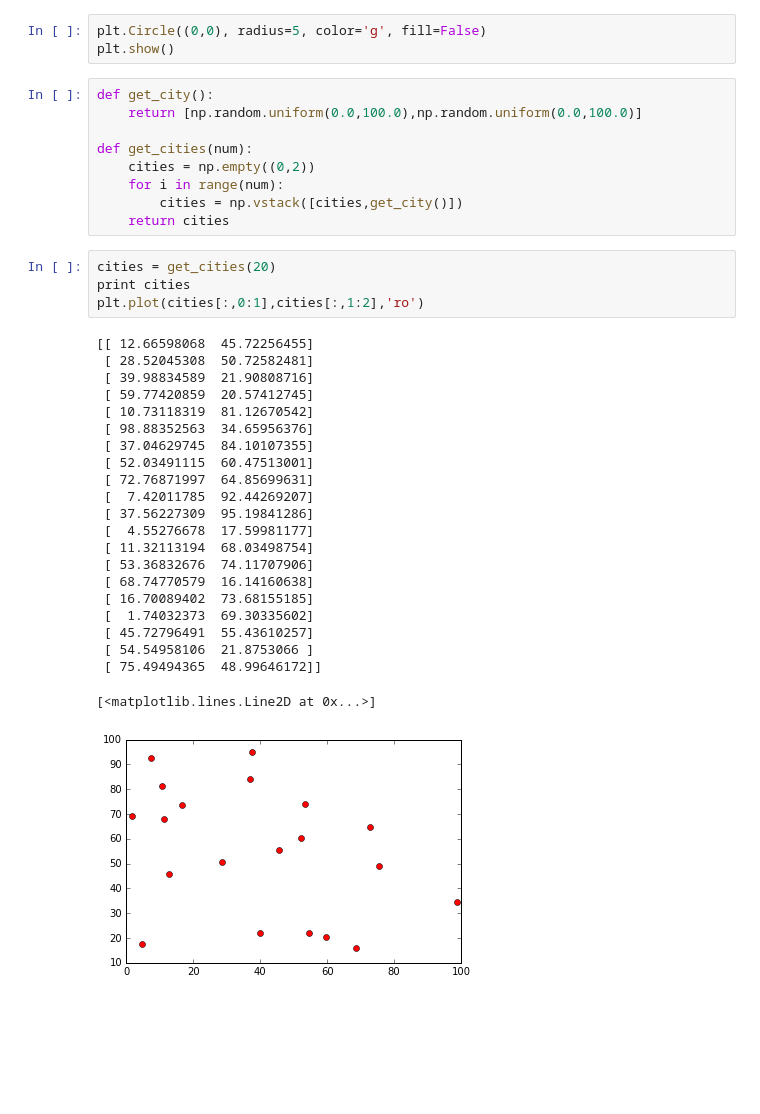
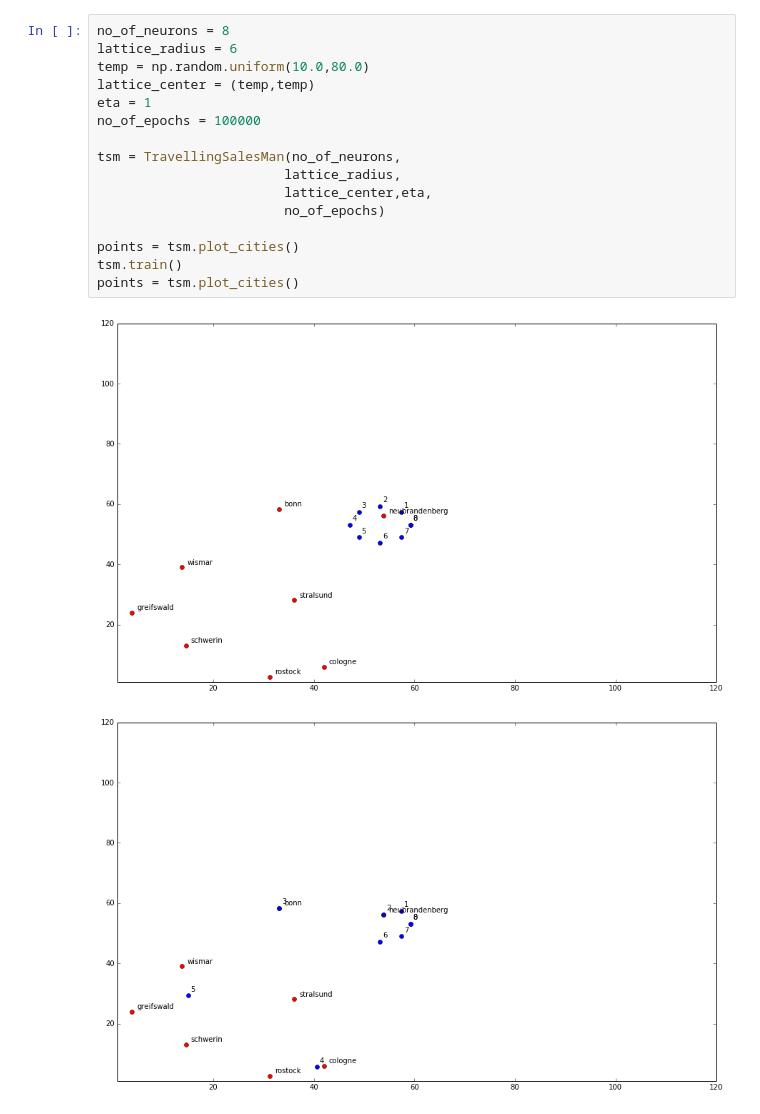
Before and after one commit to rameshjes/neural-network, a Jupyter notebook: assignment09/ruby/workbench_ruby_09.ipynb, the cells around one changed output. Drawn from its saved outputs; the diff is of its cells as text; blank space fills up the shorter version.

```diff
--- a/assignment09/ruby/workbench_ruby_09.ipynb
+++ b/assignment09/ruby/workbench_ruby_09.ipynb
@@ -163,42 +104,22 @@ plt.plot(points[:,0:1],points[:,1:2],'ro')
-# %%
-plt.Circle((0,0), radius=5, color='g', fill=False)
-plt.show()
-# %%
-def get_city():
-    return [np.random.uniform(0.0,100.0),np.random.uniform(0.0,100.0)]
-
-def get_cities(num):
-    cities = np.empty((0,2))
-    for i in range(num):
-        cities = np.vstack([cities,get_city()])
-    return cities
-# %%
-cities = get_cities(20)
-print cities
-plt.plot(cities[:,0:1],cities[:,1:2],'ro')
-# %% [output]
-[[ 12.66598068  45.72256455]
- [ 28.52045308  50.72582481]
- [ 39.98834589  21.90808716]
- [ 59.77420859  20.57412745]
- [ 10.73118319  81.12670542]
- [ 98.88352563  34.65956376]
- [ 37.04629745  84.10107355]
- [ 52.03491115  60.47513001]
- [ 72.76871997  64.85699631]
- [  7.42011785  92.44269207]
- [ 37.56227309  95.19841286]
- [  4.55276678  17.59981177]
- [ 11.32113194  68.03498754]
- [ 53.36832676  74.11707906]
- [ 68.74770579  16.14160638]
- [ 16.70089402  73.68155185]
- [  1.74032373  69.30335602]
- [ 45.72796491  55.43610257]
- [ 54.54958106  21.8753066 ]
- [ 75.49494365  48.99646172]]
-[<matplotlib.lines.Line2D at 0x...>]
-[figure, removed]
+# %%
+no_of_neurons = 8
+lattice_radius = 6
+temp = np.random.uniform(10.0,80.0)
+lattice_center = (temp,temp)
+eta = 1
+no_of_epochs = 100000
+
+tsm = TravellingSalesMan(no_of_neurons,
+                        lattice_radius,
+                        lattice_center,eta,
+                        no_of_epochs)
+
+points = tsm.plot_cities()
+tsm.train()
+points = tsm.plot_cities()
+# %% [output]
+[figure, added]
+[figure, added]
 # %%
 %matplotlib notebook
 
```
Also changed, not shown: parts of 9 cells of this notebook.
